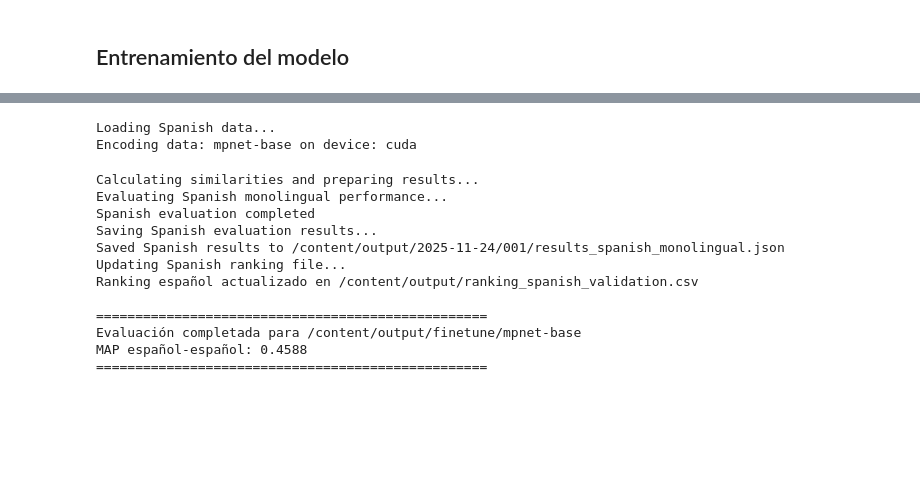
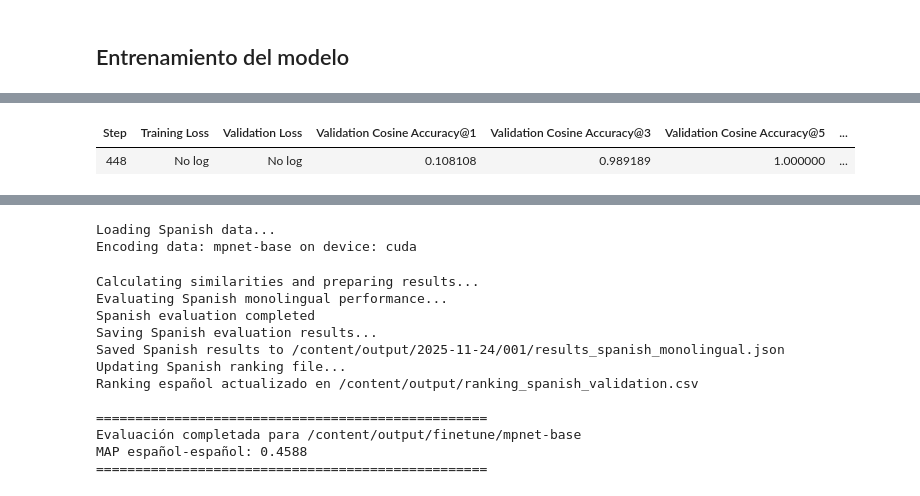
Before and after one commit to davidgc14/TalentCLEF-TaskA, a Jupyter notebook: models/models_lab.ipynb, the cells around one changed output, grey strips where cells are left out. Saved outputs shown, nothing was run; the diff lists cells and outputs as text; code cells hidden in the pictures; blank space fills up the shorter version.

```diff
--- a/models/models_lab.ipynb
+++ b/models/models_lab.ipynb
@@ -287,7 +290,7 @@ def update_spanish_ranking(map_score, model_name, nickname, source):
         existing_records = df[comparison_cols].to_dict('records')
 
         for existing in existing_records:
-            if all(abs(existing.get(k, np.nan) - new_record_comparison.get(k, np.nan)) < 1e-6
+            if all(abs(existing.get(k, np.nan) - new_record_comparison.get(k, np.nan)) < 1e-4
                    if isinstance(new_record_comparison.get(k), (float, int)) and not np.isnan(new_record_comparison.get(k, np.nan))
                    else existing.get(k) == new_record_comparison.get(k)
                    for k in comparison_cols):
@@ -572,0 +620,79 @@ Uninstalling wandb-0.23.0:
+# %%
+best_loss = float('inf')
+best_epoch = 0
+patience_counter = 0
+
+print(f"\n{'='*60}")
+print("INICIANDO ENTRENAMIENTO")
+print(f"{'='*60}\n")
+
+for epoch in range(epochs):
+    print(f"\nÉpoca {epoch + 1}/{epochs}")
+    print("-" * 40)
+
+    # Entrenar una época
+    model.fit(
+        train_objectives=[(train_dataloader, train_loss)],
+        epochs=1,
+        warmup_steps=warmup_steps if epoch == 0 else 0,
+        output_path=model_output_dir,
+        show_progress_bar=True,
+        use_amp=False,
+        evaluator=evaluator,
+        evaluation_steps=len(train_dataloader),
+        save_best_model=False
+    )
+
+    # Calcular pérdida en entrenamiento
+    model.eval()
+    total_loss = 0
+    num_batches = 0
+
+    with torch.no_grad():
+        for batch in train_dataloader:
+            texts = []
+            for sample in batch:
+                texts.extend(sample.texts)
+
+            features = model.tokenize(texts)
+            features = {key: val.to(model.device) for key, val in features.items()}
+            embeddings = model(features)['sentence_embedding']
+
+            embeddings_a = embeddings[0::2]
+            embeddings_b = embeddings[1::2]
+
+            scores = torch.mm(embeddings_a, embeddings_b.t())
+            labels = torch.arange(len(embeddings_a), device=model.device)
+
+            loss_fn = torch.nn.CrossEntropyLoss()
+            loss_value = loss_fn(scores, labels)
+
+            total_loss += loss_value.item()
+            num_batches += 1
+
+    avg_train_loss = total_loss / num_batches
+    model.train()
+
+    # Evaluar métricas
+    metrics = evaluator(model, output_path=model_output_dir)
+    map_score = metrics.get('cosine_map@100', 0)
+
+    print(f"\nResultados época {epoch + 1}:")
+    print(f"  Loss:      {avg_train_loss:.4f}")
+    print(f"  MAP@100:   {map_score:.4f}")
+
+    # Early stopping
+    if avg_train_loss < best_loss - min_delta:
+        best_loss = avg_train_loss
+        best_epoch = epoch + 1
+        patience_counter = 0
+        model.save(str(best_model_path))
+        print(f"  ✓ Mejor modelo guardado (loss mejoró)")
+    else:
+        patience_counter += 1
+        print(f"  ✗ Sin mejora ({patience_counter}/{patience})")
+
+    if patience_counter >= patience:
+        print(f"\n⚠ Early stopping en época {epoch + 1}")
+        break
+# %% [output]
@@ -572,0 +707,2 @@ Uninstalling wandb-0.23.0:
+| Step | Training Loss | Validation Loss | Validation Cosine Accuracy@1 | Validation Cosine Accuracy@3 | Validation Cosine Accuracy@5 | ... |
+| 448 | No log | No log | 0.108108 | 0.989189 | 1.000000 | ... |
```
Also changed, not shown: parts of 18 cells of this notebook.
